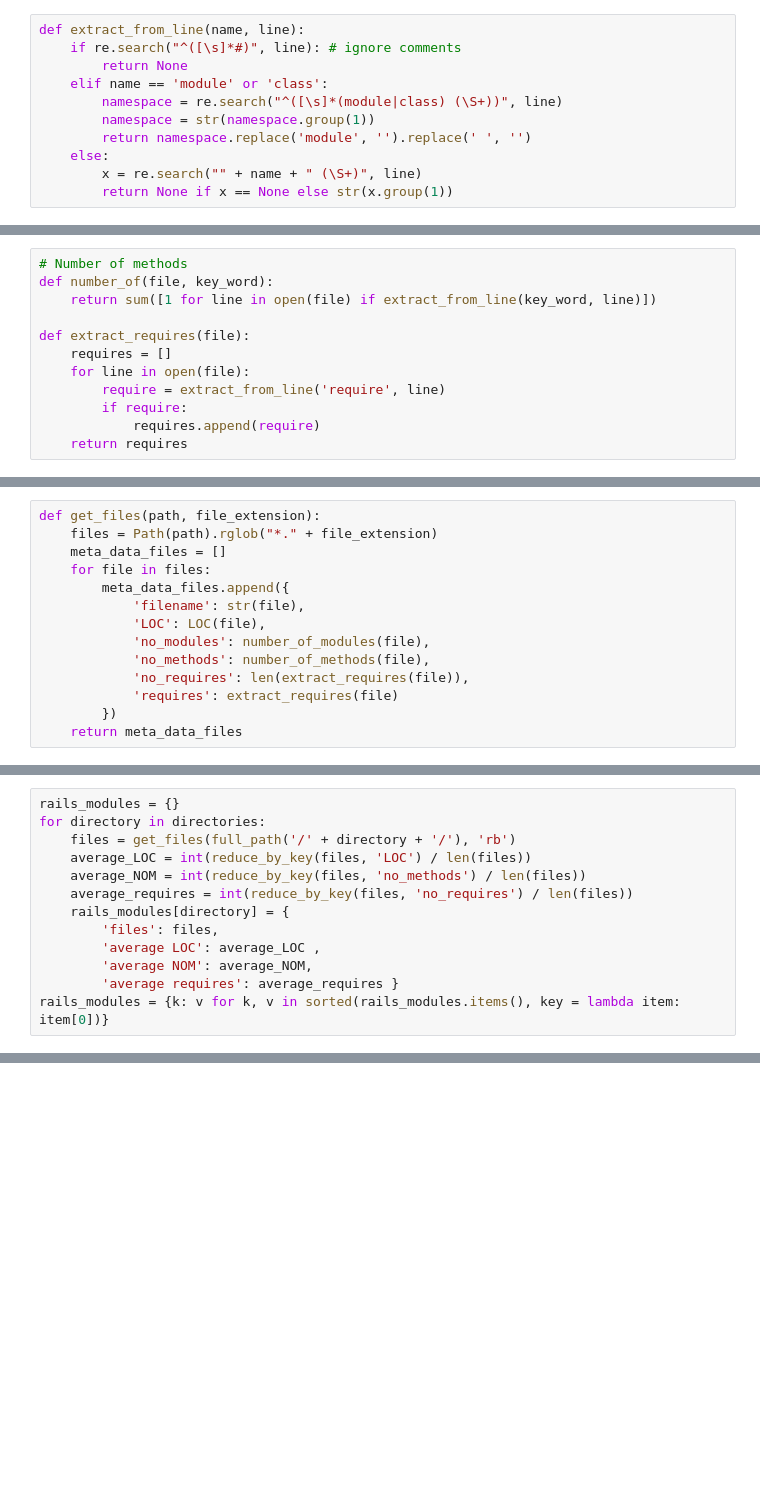
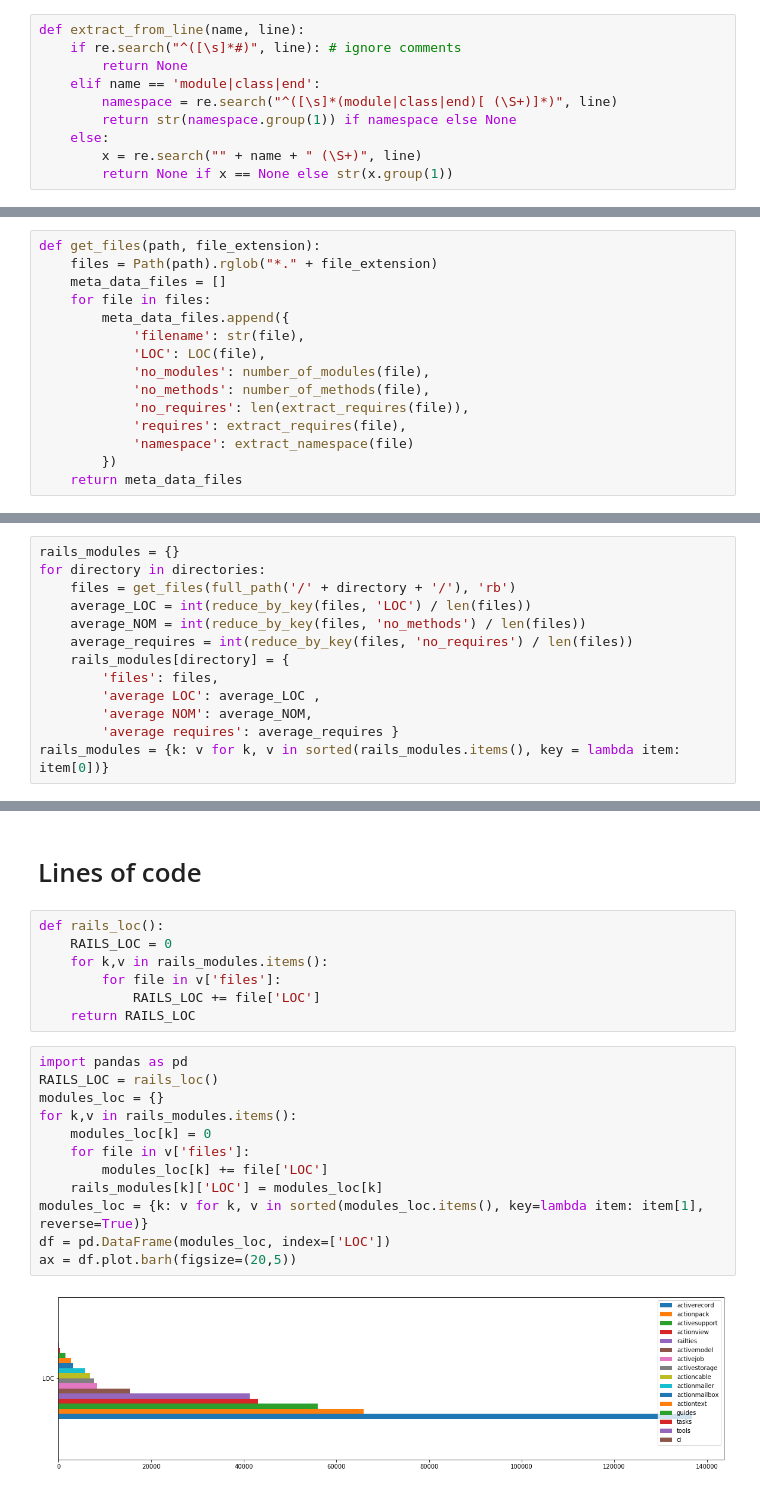
Before and after one commit to janschill/uni-software_architecture, a Jupyter notebook: reconstruction/schi/reconstruction.ipynb, the cells around one changed output, grey strips where cells are left out. Cells and saved outputs as stored; diff of their text form; blank space fills up the shorter version.

Commit message:
WIP LOC modules etc.

```diff
--- a/reconstruction/schi/reconstruction.ipynb
+++ b/reconstruction/schi/reconstruction.ipynb
@@ -17,10 +17,9 @@ def LOC(file):
 def extract_from_line(name, line):
     if re.search("^([\s]*#)", line): # ignore comments
         return None
-    elif name == 'module' or 'class':
-        namespace = re.search("^([\s]*(module|class) (\S+))", line)
-        namespace = str(namespace.group(1))
-        return namespace.replace('module', '').replace(' ', '')
+    elif name == 'module|class|end':
+        namespace = re.search("^([\s]*(module|class|end)[ (\S+)]*)", line)
+        return str(namespace.group(1)) if namespace else None
     else:
         x = re.search("" + name + " (\S+)", line)
         return None if x == None else str(x.group(1))
@@ -31,12 +25,0 @@ extract_from_line('module', 'module ActionCable')
-# %%
-# Number of methods
-def number_of(file, key_word):
-    return sum([1 for line in open(file) if extract_from_line(key_word, line)])
-
-def extract_requires(file):
-    requires = []
-    for line in open(file):
-        require = extract_from_line('require', line)
-        if require:
-            requires.append(require)
-    return requires
@@ -66,7 +103,8 @@ def get_files(path, file_extension):
             'no_modules': number_of_modules(file),
             'no_methods': number_of_methods(file),
             'no_requires': len(extract_requires(file)),
-            'requires': extract_requires(file)
+            'requires': extract_requires(file),
+            'namespace': extract_namespace(file)
         })
     return meta_data_files
 # %%
@@ -116,0 +155,23 @@ tools           | 2          | 21      | 1          | 4
+# %% [markdown]
+# Lines of code
+# %%
+def rails_loc():
+    RAILS_LOC = 0
+    for k,v in rails_modules.items():
+        for file in v['files']:
+            RAILS_LOC += file['LOC']
+    return RAILS_LOC
+# %%
+import pandas as pd
+RAILS_LOC = rails_loc()
+modules_loc = {}
+for k,v in rails_modules.items():
+    modules_loc[k] = 0
+    for file in v['files']:
+        modules_loc[k] += file['LOC']
+    rails_modules[k]['LOC'] = modules_loc[k]
+modules_loc = {k: v for k, v in sorted(modules_loc.items(), key=lambda item: item[1], reverse=True)}
+df = pd.DataFrame(modules_loc, index=['LOC'])
+ax = df.plot.barh(figsize=(20,5))
+# %% [output]
+[figure, added]
```
Also changed, not shown: parts of 9 cells of this notebook.
